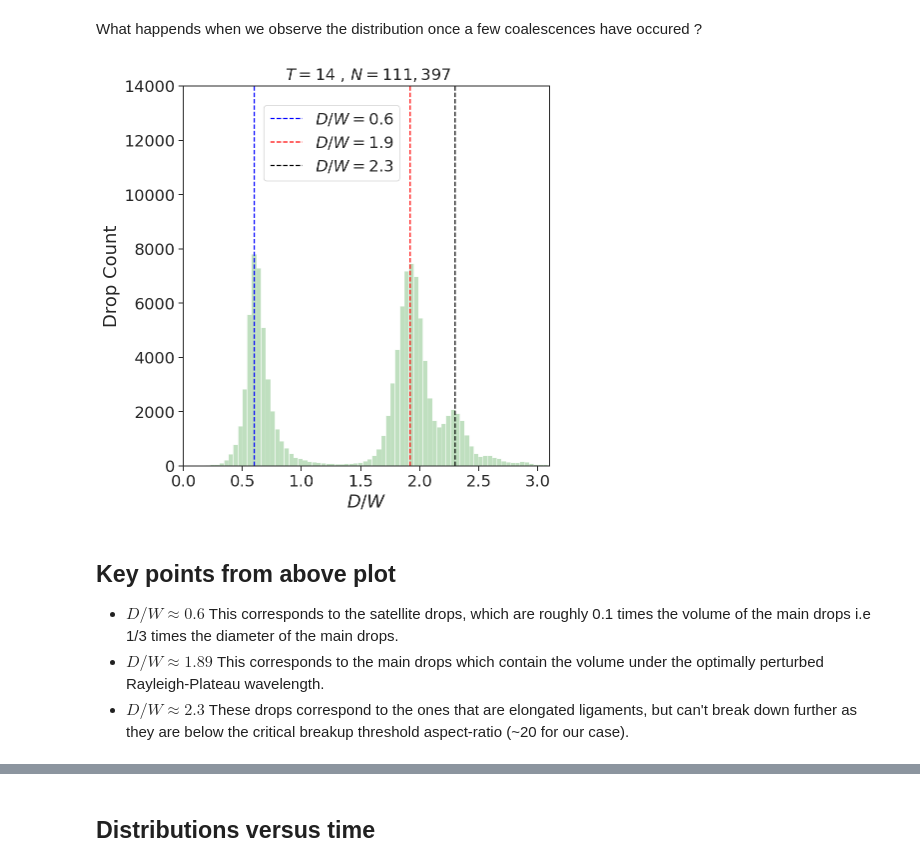
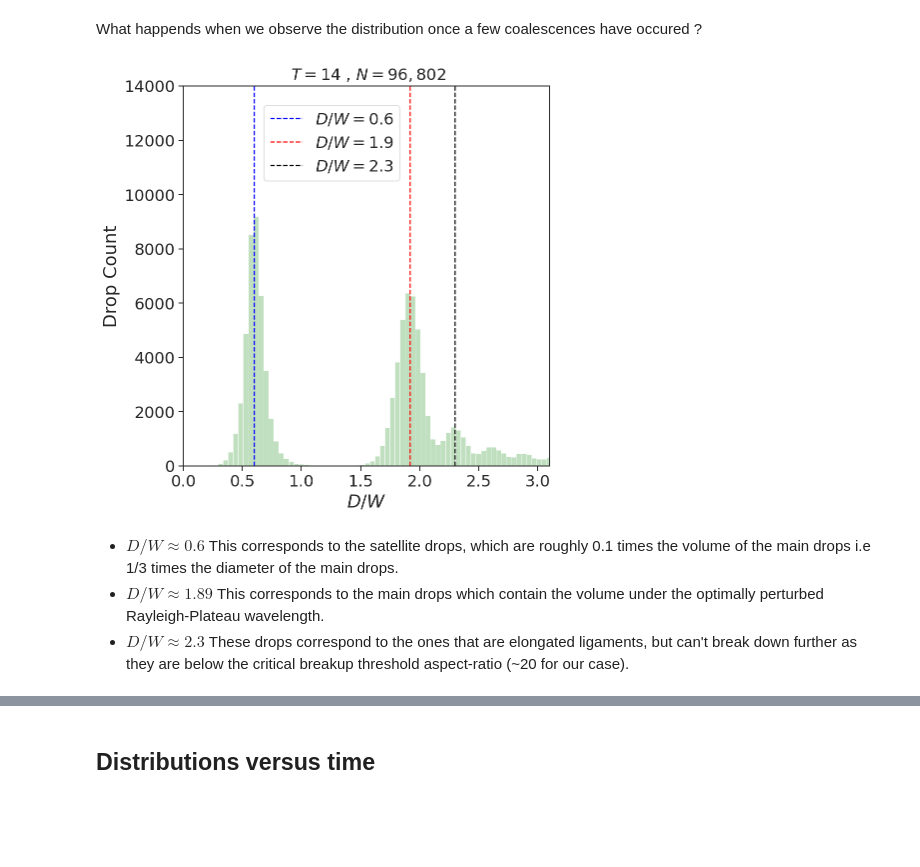
Before and after one commit to palsagar/ligaments_analysis, a Jupyter notebook: analysis_d1.ipynb, the cells around one changed output, grey strips where cells are left out. Cells and saved outputs as stored; diff of their text form; code cells hidden in the pictures; blank space fills up the shorter version.

```diff
--- a/analysis_d1.ipynb
+++ b/analysis_d1.ipynb
@@ -164,7 +177,7 @@ What happends when we observe the distribution once a few coalescences have occu
 sns.set_context("paper")
 sns.set_style("ticks")
 
-time_slice = 14
+time_slice = 12
 bins = 100
 
 lim_1 = 0.6
@@ -174,37 +187,36 @@ lim_3 = 2.3
 
 a = sns.displot(data=data.diameter[(data.time == time_slice)].map(lambda p: p/2.0), kind="hist", kde=False,
             legend=True, height=6.0, aspect=1.0, alpha = 0.25 , color = 'green', bins = bins) ;
 
 
 # satellite drop
 plt.axvline(x= lim_1, color = 'blue', linestyle='--', label="$D/W = %.1f$" %lim_1, lw = 1.2);
 
 # RP drop
 plt.axvline(x= lim_2, color = 'red', linestyle='--', label="$D/W = %.1f$" %lim_2, lw = 1.2);
 
 # subcritical aspect-ratio elongated drop
 plt.axvline(x= lim_3, color = 'black', linestyle='--', label="$D/W = %.1f$" %lim_3 , lw = 1.2);
 
 plt.xlim(0,3.1);
 plt.ylim(0,14000);
 
 plt.xticks(fontsize=16);
 plt.yticks(fontsize=16);
 
 
 plt.xlabel("$D/W$", fontsize=18);
 plt.ylabel("Drop Count", fontsize=18);
 plt.legend(fontsize = 16, loc=(0.22,0.75));
 plt.title(" $T=14$ , $N= {:,}$ ".format(data.diameter[(data.time == time_slice)].shape[0]),
          fontsize=16);
 
 a.despine(top=False, right=False, left=False, bottom=False);
 
-#plt.savefig("./plots_paper/pdf_t14.pdf", dpi=200, bbox_inches='tight');
+plt.savefig("./plots_sz/pdf_t12.pdf", dpi=200, bbox_inches='tight');
 # %% [output]
-[figure, old version]
+[figure, new version]
 # %% [markdown]
-## Key points from above plot
  - $D/W \approx 0.6$
  This corresponds to the satellite drops, which are roughly 0.1 times the volume of the main drops i.e 1/3 times the diameter of the main drops.
  - $D/W \approx 1.89$
```
Also changed, not shown: parts of 25 cells of this notebook, 7 other files.
